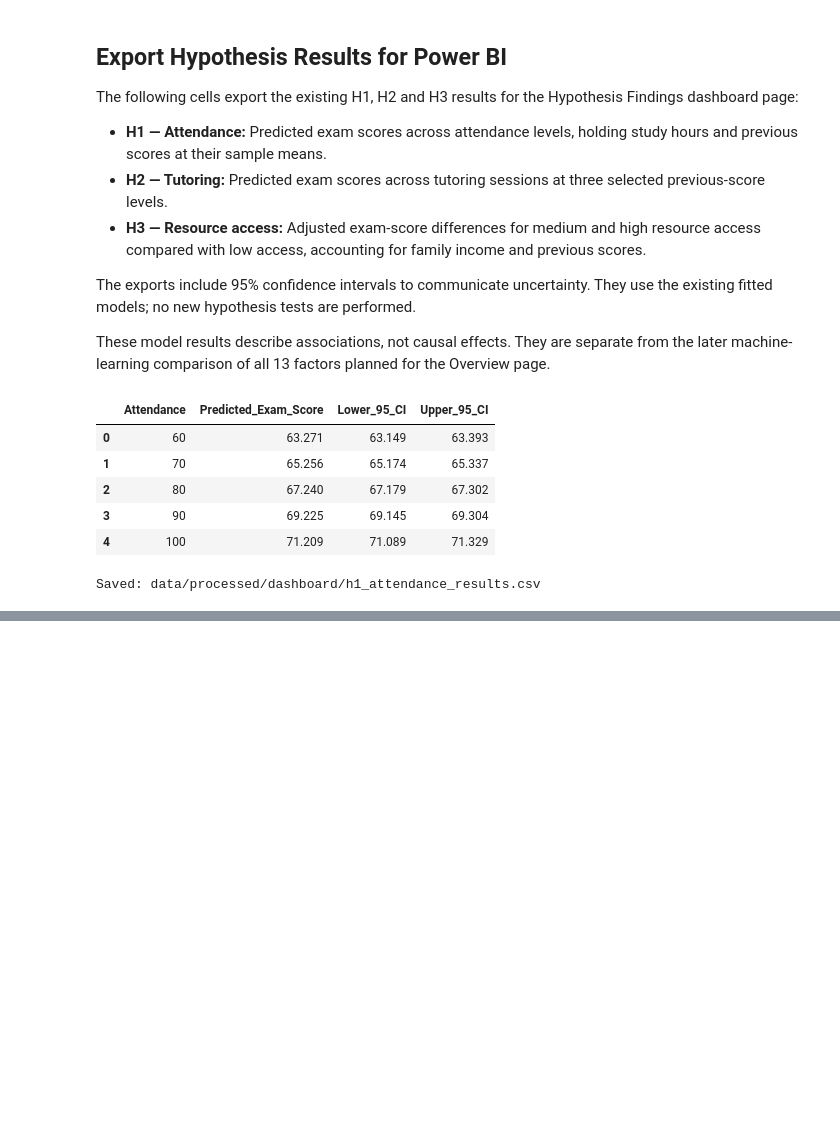
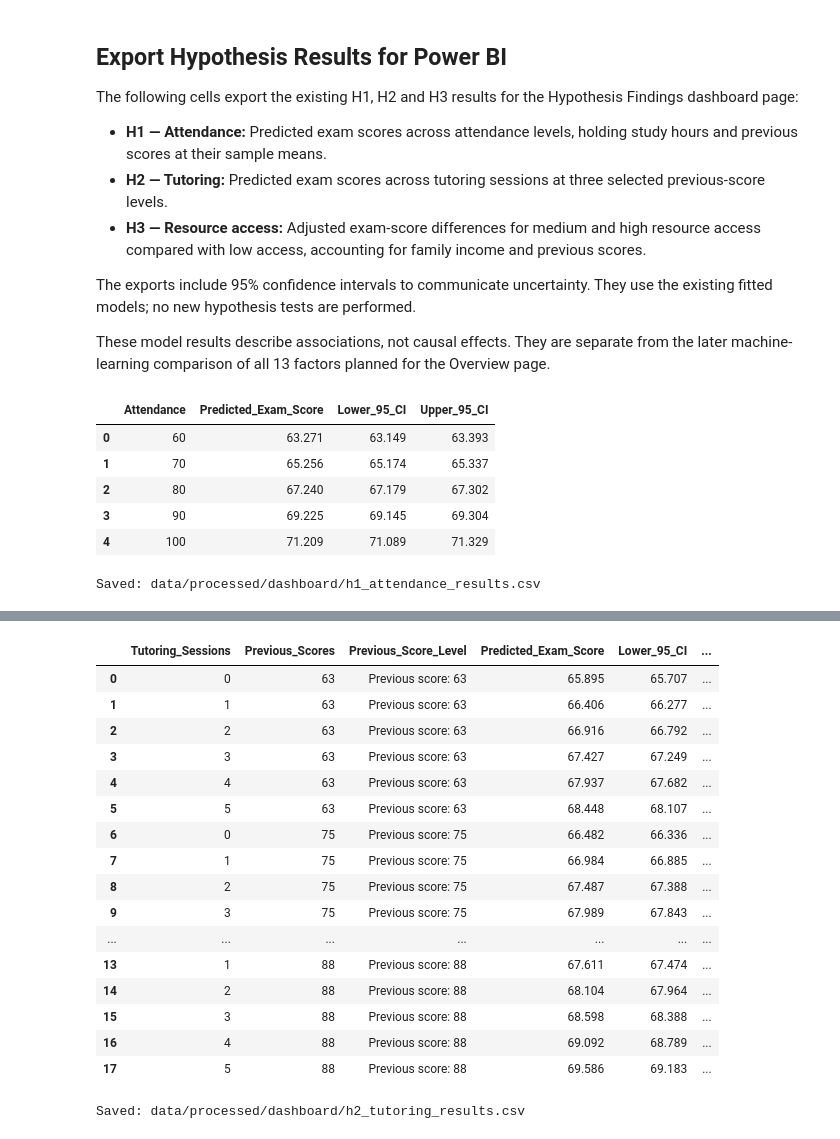
Before and after one commit to LieneRubule/student-performance-analysis, a Jupyter notebook: jupyter_notebooks/Student_Performance_Hypothesis_Testing.ipynb, the cells around one changed output, grey strips where cells are left out. Drawn from its saved outputs; the diff is of its cells as text; code cells hidden in the pictures; blank space fills up the shorter version.

Commit message:
Export H2 tutoring predictions for Power BI

```diff
--- a/jupyter_notebooks/Student_Performance_Hypothesis_Testing.ipynb
+++ b/jupyter_notebooks/Student_Performance_Hypothesis_Testing.ipynb
@@ -2788,0 +2805,79 @@ Saved: data/processed/dashboard/h1_attendance_results.csv
+# %%
+# Prepared with ChatGPT assistance.
+# Export predictions from the existing H2 interaction model.
+# No new model fitting or hypothesis tests are performed.
+
+# Build all 18 combinations: six tutoring levels × three previous scores.
+h2_dashboard_inputs = pd.DataFrame(
+    [
+        {"Tutoring_Sessions": sessions, "Previous_Scores": previous}
+        for previous in [63, 75, 88]
+        for sessions in range(6)
+    ]
+)
+
+# Use the original training-data means used when fitting H2.
+h2_dashboard_inputs["Tutoring_Centred"] = (
+    h2_dashboard_inputs["Tutoring_Sessions"] - h2_tutoring_mean
+)
+h2_dashboard_inputs["Previous_Centred"] = (
+    h2_dashboard_inputs["Previous_Scores"] - h2_previous_mean
+)
+
+# Calculate predicted mean scores and their 95% confidence intervals.
+h2_export_predictions = h2_model.get_prediction(
+    h2_dashboard_inputs
+).summary_frame(alpha=0.05)
+
+# Build the Power BI table.
+h2_dashboard = h2_dashboard_inputs[
+    ["Tutoring_Sessions", "Previous_Scores"]
+].copy()
+
+# Text labels allow Power BI to display three separate lines.
+h2_dashboard["Previous_Score_Level"] = (
+    h2_dashboard["Previous_Scores"].map({
+        63: "Previous score: 63",
+        75: "Previous score: 75",
+        88: "Previous score: 88"
+    })
+)
+
+h2_dashboard["Predicted_Exam_Score"] = (
+    h2_export_predictions["mean"].to_numpy()
+)
+h2_dashboard["Lower_95_CI"] = (
+    h2_export_predictions["mean_ci_lower"].to_numpy()
+)
+h2_dashboard["Upper_95_CI"] = (
+    h2_export_predictions["mean_ci_upper"].to_numpy()
+)
+
+# Reuse the dashboard folder created in the H1 export cell.
+h2_dashboard.to_csv(
+    export_folder / "h2_tutoring_results.csv",
+    index=False
+)
+
+# Round only the displayed preview; retain full precision in the CSV.
+display(h2_dashboard.round(3))
+print("Saved: data/processed/dashboard/h2_tutoring_results.csv")
+# %% [output]
+|  | Tutoring_Sessions | Previous_Scores | Previous_Score_Level | Predicted_Exam_Score | Lower_95_CI | ... |
+| 0 | 0 | 63 | Previous score: 63 | 65.895 | 65.707 | ... |
+| 1 | 1 | 63 | Previous score: 63 | 66.406 | 66.277 | ... |
+| 2 | 2 | 63 | Previous score: 63 | 66.916 | 66.792 | ... |
+| 3 | 3 | 63 | Previous score: 63 | 67.427 | 67.249 | ... |
+| 4 | 4 | 63 | Previous score: 63 | 67.937 | 67.682 | ... |
+| 5 | 5 | 63 | Previous score: 63 | 68.448 | 68.107 | ... |
+| 6 | 0 | 75 | Previous score: 75 | 66.482 | 66.336 | ... |
+| 7 | 1 | 75 | Previous score: 75 | 66.984 | 66.885 | ... |
+| 8 | 2 | 75 | Previous score: 75 | 67.487 | 67.388 | ... |
+| 9 | 3 | 75 | Previous score: 75 | 67.989 | 67.843 | ... |
+| ... | ... | ... | ... | ... | ... | ... |
+| 13 | 1 | 88 | Previous score: 88 | 67.611 | 67.474 | ... |
+| 14 | 2 | 88 | Previous score: 88 | 68.104 | 67.964 | ... |
+| 15 | 3 | 88 | Previous score: 88 | 68.598 | 68.388 | ... |
+| 16 | 4 | 88 | Previous score: 88 | 69.092 | 68.789 | ... |
+| 17 | 5 | 88 | Previous score: 88 | 69.586 | 69.183 | ... |
+Saved: data/processed/dashboard/h2_tutoring_results.csv
```
Also changed, not shown: parts of 1 cell of this notebook, 1 other file.
